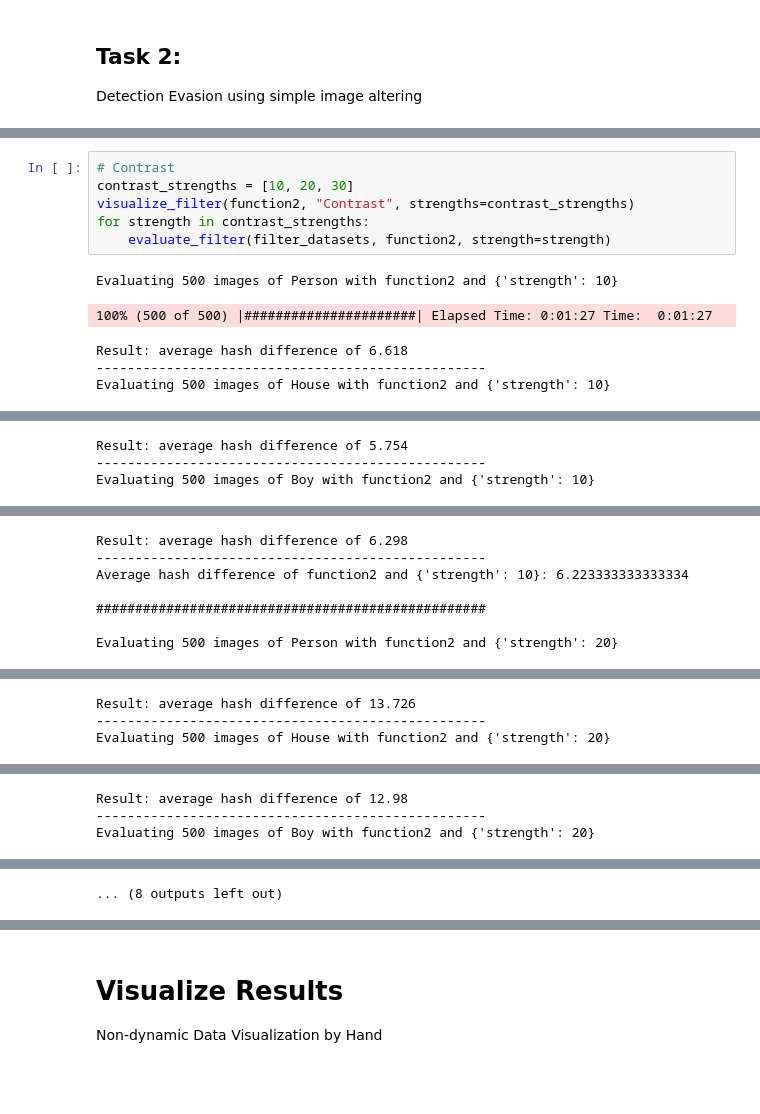
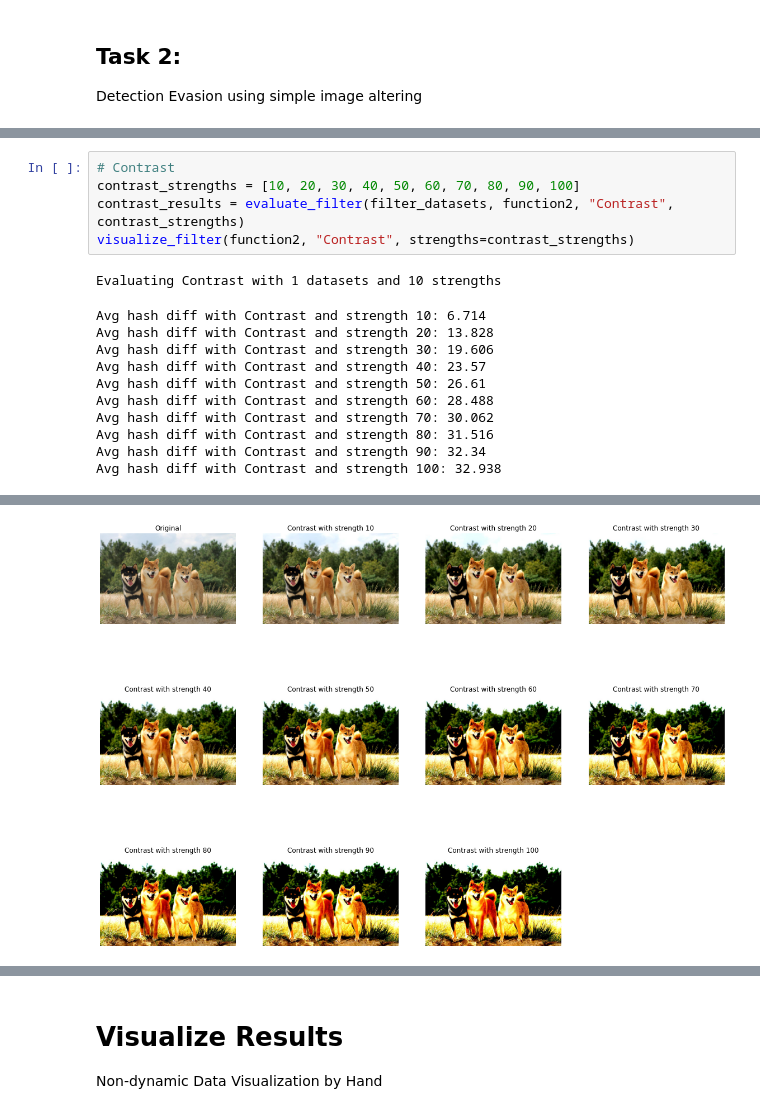
Before and after one commit to MaLoefUDS/MachineLearningInCybersecurity, a Jupyter notebook: project/code/project.ipynb, the cells around one changed output, grey strips where cells are left out. Cells and saved outputs as stored; diff of their text form; blank space fills up the shorter version.

```diff
--- a/project/code/project.ipynb
+++ b/project/code/project.ipynb
@@ -452,12 +438,17 @@ Evaluating 500 images of Boy with function1 and {'strength': 80}
 # %%
 # Contrast
-contrast_strengths = [10, 20, 30]
+contrast_strengths = [10, 20, 30, 40, 50, 60, 70, 80, 90, 100]
+contrast_results = evaluate_filter(filter_datasets, function2, "Contrast", contrast_strengths)
 visualize_filter(function2, "Contrast", strengths=contrast_strengths)
-for strength in contrast_strengths:
-    evaluate_filter(filter_datasets, function2, strength=strength)
 # %% [output]
-Evaluating 500 images of Person with function2 and {'strength': 10}
+Evaluating Contrast with 1 datasets and 10 strengths
-100% (500 of 500) |######################| Elapsed Time: 0:01:27 Time:  0:01:27
+Avg hash diff with Contrast and strength 10: 6.714
+Avg hash diff with Contrast and strength 20: 13.828
+Avg hash diff with Contrast and strength 30: 19.606
+Avg hash diff with Contrast and strength 40: 23.57
+Avg hash diff with Contrast and strength 50: 26.61
+Avg hash diff with Contrast and strength 60: 28.488
+Avg hash diff with Contrast and strength 70: 30.062
+Avg hash diff with Contrast and strength 80: 31.516
+Avg hash diff with Contrast and strength 90: 32.34
+Avg hash diff with Contrast and strength 100: 32.938
-Result: average hash difference of 6.618
---------------------------------------------------
-Evaluating 500 images of House with function2 and {'strength': 10}
@@ -465,3 +454,0 @@ Evaluating 500 images of House with function2 and {'strength': 10}
-Result: average hash difference of 5.754
---------------------------------------------------
-Evaluating 500 images of Boy with function2 and {'strength': 10}
@@ -469,7 +454,0 @@ Evaluating 500 images of Boy with function2 and {'strength': 10}
-Result: average hash difference of 6.298
---------------------------------------------------
-Average hash difference of function2 and {'strength': 10}: 6.223333333333334
-
-##################################################
-
-Evaluating 500 images of Person with function2 and {'strength': 20}
@@ -477,3 +454,0 @@ Evaluating 500 images of Person with function2 and {'strength': 20}
-Result: average hash difference of 13.726
---------------------------------------------------
-Evaluating 500 images of House with function2 and {'strength': 20}
@@ -481,3 +454,0 @@ Evaluating 500 images of House with function2 and {'strength': 20}
-Result: average hash difference of 12.98
---------------------------------------------------
-Evaluating 500 images of Boy with function2 and {'strength': 20}
@@ -485,3 +455,3 @@ Evaluating 500 images of Boy with function2 and {'strength': 20}
-... (8 outputs left out)
+[figure, added]
 # %%
 # Multiple filters
```
Also changed, not shown: parts of 9 cells of this notebook.
